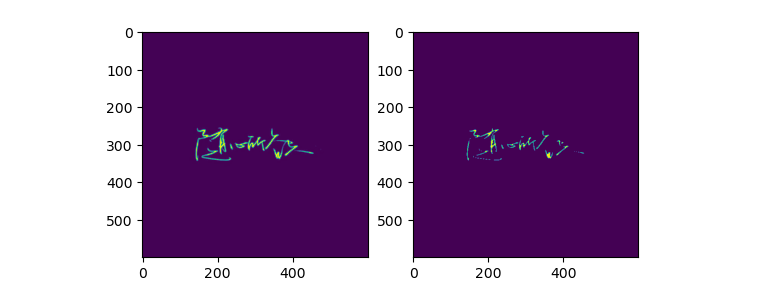
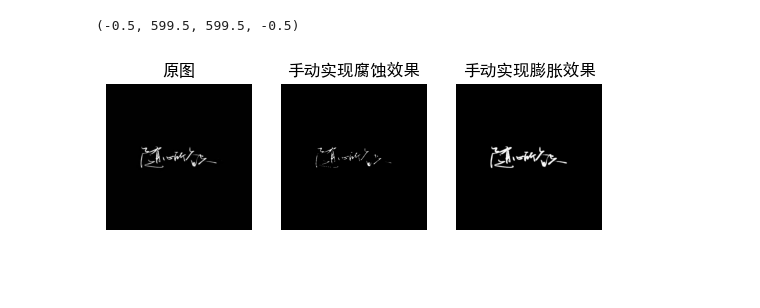
Before and after one commit to yehui2001/Python_code, a Jupyter notebook: erode_dilate.ipynb, the cells around one changed output. Saved outputs shown, nothing was run; the diff lists cells and outputs as text; code cells hidden in the pictures; blank space fills up the shorter version.

```diff
--- a/erode_dilate.ipynb
+++ b/erode_dilate.ipynb
@@ -2,6 +2,8 @@
 import numpy as np
 import cv2
 import matplotlib.pyplot as plt
+plt.rcParams['font.sans-serif']=['SimHei']  # 防止中文出现乱码
+plt.rcParams['axes.unicode_minus'] = False  # 防止中文出现乱码
 # %%
 def erode(img,kernel):
     height, width = img.shape
@@ -33,24 +35,36 @@ def dilate(img,kernel):
 # %%
 img = cv2.imread('Images/words2.jpeg',0)
 info = img.shape
 height = info[0]
 width = info[1]
-cv2.imshow('Words',img)
+#cv2.imshow('Words',img)
 
 kernel = np.ones((3,3),np.uint8)   # 定义一个3*3的结构元素
 Erosion = erode(img,kernel)
 erosion = cv2.erode(img, kernel)   # 腐蚀   cv2.erode()函数默认白色为前景目标，黑色为背景
 dilation = cv2.dilate(img, kernel) # 膨胀
 Dilation = dilate(img,kernel)
 #cv2.imshow('Erode_Hand',Erosion)
 #cv2.imshow('Erode_OpenCv',erosion)
-cv2.imshow('Dilatione_OpenCv',dilation)
-plt.subplot(121)
-plt.imshow(img)
-plt.subplot(122)
-plt.imshow(Erosion)
+#cv2.imshow('Dilatione_OpenCv',dilation)
+#img = img[270:320,300:350]
+plt.subplot(131)
+plt.imshow(img,cmap='gray')
+plt.title("原图")
+plt.axis('off')
+plt.subplot(132)
+#Erosion = Erosion[270:320,300:350]
+plt.imshow(Erosion,cmap='gray')
+plt.title("手动实现腐蚀效果")
+plt.axis('off')
+plt.subplot(133)
+#Dilation = Dilation[270:320,300:350]
+plt.imshow(Dilation,cmap='gray')
+plt.title("手动实现膨胀效果")
+plt.axis('off')
 #cv2.imshow('Dilatione_Hand',Dilation)
-cv2.waitKey(0)
-cv2.destroyAllWindows()
+# cv2.waitKey(0)
+# cv2.destroyAllWindows()
 # %% [output]
+(-0.5, 599.5, 599.5, -0.5)
-[figure, old version]
+[figure, new version]
```
Also changed, not shown: parts of 2 cells of this notebook, 44 other files.
